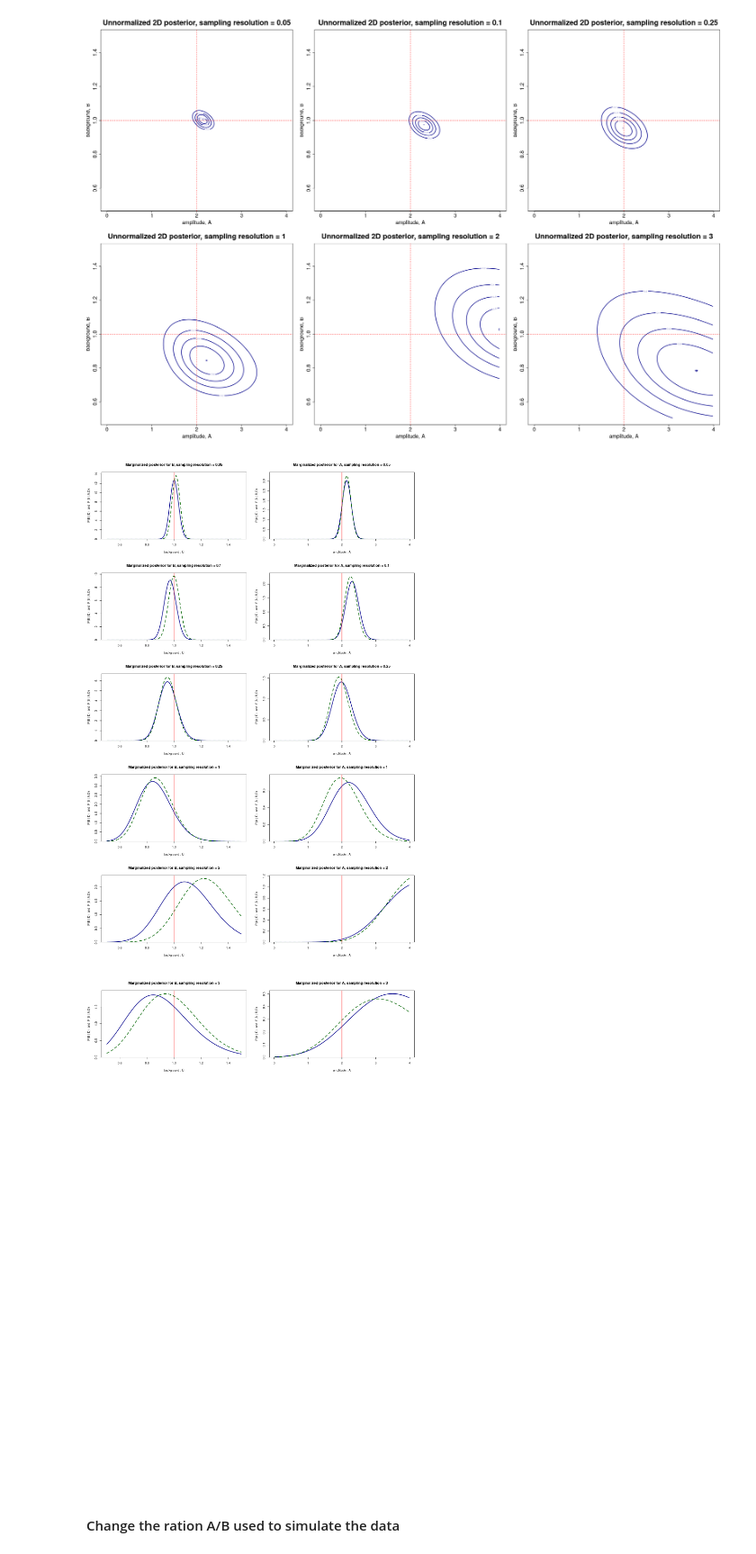
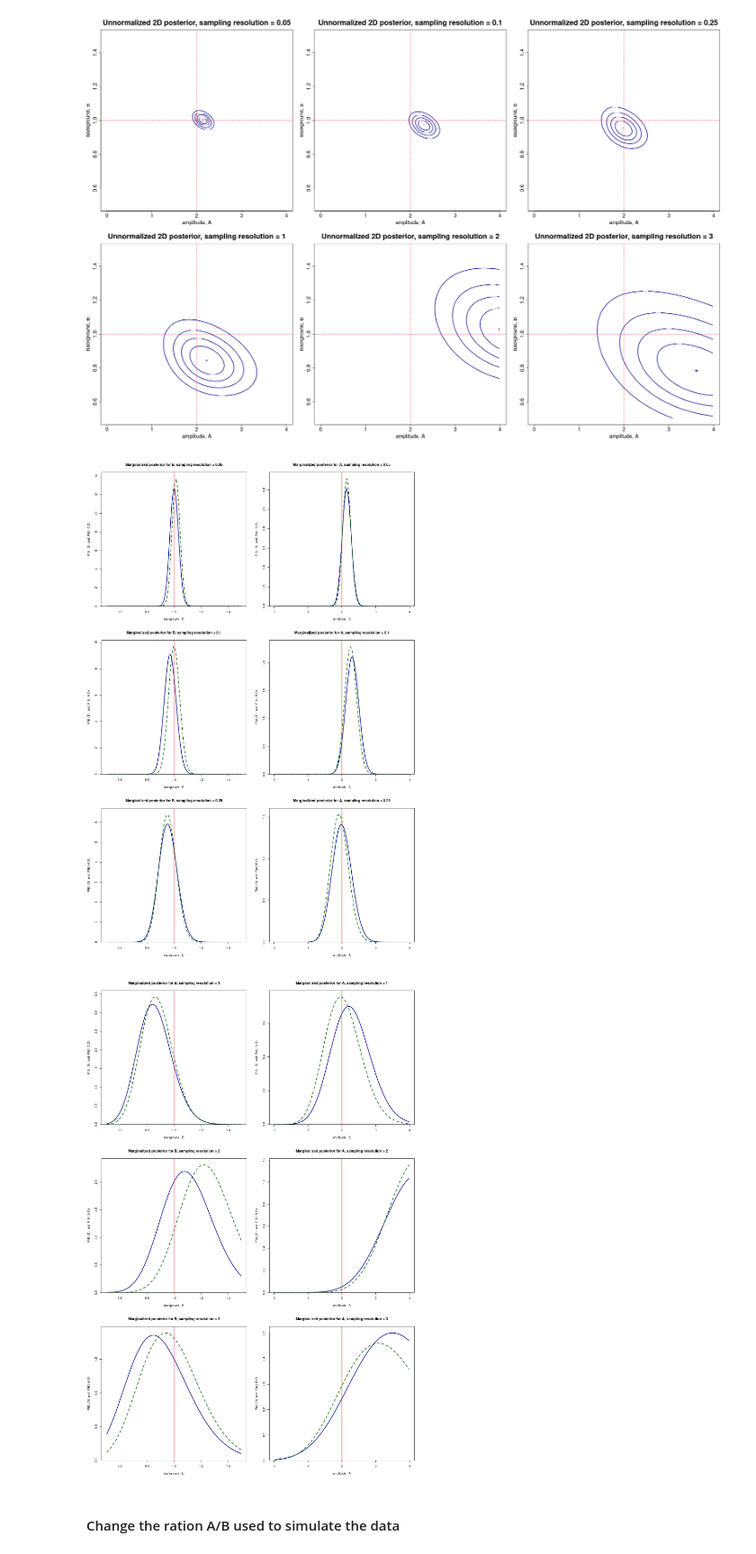
Before and after one commit to PietroCappelli/Advance_stat, a Jupyter notebook: Exercises/exercize05.ipynb, the cells around one changed output. Shown at 90% size. Saved outputs shown, nothing was run; the diff lists cells and outputs as text; code cells hidden in the pictures.

```diff
--- a/Exercises/exercize05.ipynb
+++ b/Exercises/exercize05.ipynb
@@ -277,0 +289,35 @@ Then we can show a series of plots in which we visualize only the $\alpha$ or $\
+# %%
+options(repr.plot.width=24, repr.plot.height=16)
+par(mfrow=c(3, 2))
+
+data <- data_generator(max(n), alpha_true, beta_true)
+
+for (i in n){
+    dat <- data[1:i]
+    l_post <- outer(alpha, beta, purrr::partial(log_posterior, data=dat))
+    l_post <- l_post - max(l_post) #set maximum to zero
+    norm_post <- exp(l_post)/(h*k*sum(exp(l_post)))
+
+    pna <- apply(norm_post, 1, sum)
+    pnb <- apply(norm_post, 2, sum)
+
+    post_norm_a <- pna / (h * sum(pna))
+    post_norm_b <- pnb / (k * sum(pnb))
+    find_max = function(p, pd){
+        return(p[which(pd>=max(pd)[1])])
+    }
+    #selectin alpha and beta which correspond to the maximum of the pfd
+    max_a <- alpha[which(post_norm_a == max(post_norm_a)[1])]
+    max_b <- beta[which(post_norm_b == max(post_norm_b)[1])]
+
+    plot(alpha, post_norm_a, main = sprintf("Marginal Posterior of α, %d data samples", i),
+        col="deepskyblue3", xlab = 'α', ylab = 'P(α|D)', cex.lab=1.8, cex.axis=1.8, cex.main=3, type='l', lwd=3)
+    abline(v = max_a, col="red", lwd=3, lty=2)
+    abline(v = alpha_true, col="orange", lwd=1.5)
+
+    plot(beta, post_norm_b, main = sprintf("Marginal Posterior of β, %d data samples", i),
+        col="darkgreen", xlab = 'β', ylab = 'P(β|D)', cex.lab=1.8, cex.axis=1.8, cex.main=3, type='l', lwd=3)
+    abline(v = max_b, col="red", lwd=3, lty=2)
+    abline(v = beta_true, col="orange", lwd=1.5)
+
+}
@@ -391,7 +436,7 @@ delta_a <- (max(a)-min(a))/nsample
 delta_b <- (max(b)-min(b))/nsample
 
 options(repr.plot.width=12, repr.plot.height=18)
-par(mfrow=c(5,2))
+par(mfrow=c(3,2))
 for (i in res){
     set.seed(2022461)
     xdat  = seq(from=-7*w, to=7*w, by=i*w)
@@ -412,34 +457,34 @@ for (i in res){
     # by summing over other parameter. Normalize by gridding.
 
     p_a_D = apply(exp(z), 1, sum)
     p_a_D = p_a_D/(delta_a*sum(p_a_D))
     p_b_D <- apply(exp(z), 2, sum)
     p_b_D <- p_b_D/(delta_b*sum(p_b_D))
 
     # Compute normalized conditional posteriors , P(a|b,D) and P(b|a,D)
     # using true values of conditioned parameters. Vectorize(func , par)
     # makes a vectorized function out of func in the parameter par.
 
     p_a_bD = exp(Vectorize(log_post , "a")(ddat, xdat, a, B_true, x0, w, delta_t))
     p_a_bD = p_a_bD/(delta_a*sum(p_a_bD))
     p_b_aD = exp(Vectorize(log_post , "b")(ddat, xdat, A_true, b, x0, w, delta_t))
     p_b_aD = p_b_aD/(delta_b*sum(p_b_aD))
 
 
     # Plot the 1D marginalized posteriors
     plot(b, p_b_D, xlab="background , B", yaxs="i", ylim=1.05*c(0,max(p_b_D, p_b_aD)), ylab="P(B | D)  and  P(B | A,D)",
         type="l", lwd=2, main = sprintf('Marginalized posterior for B, sampling resolution = %g', i), col = 'darkblue')
     lines(b, p_b_aD, lwd=2, lty=2, col = 'darkgreen')
     abline(v=B_true , col="red")
 
     plot(a, p_a_D, xlab="amplitude , A", yaxs="i", ylim=1.05*c(0,max(p_a_D, p_a_bD)), ylab="P(A | D)  and  P(A | B,D)",
          type="l", lwd=2, main = sprintf('Marginalized posterior for A, sampling resolution = %g', i), col = 'darkblue')
     lines(a, p_a_bD, lwd=2, lty=2, col = 'darkgreen')
     abline(v=A_true , col="red")
 
 }
 # %% [output]
-[figure, old version]
+[figure, new version]
-[figure, old version]
+[figure, new version]
 # %% [markdown]
 #### Change the ration A/B used to simulate the data
```
Also changed, not shown: parts of 16 cells of this notebook.
